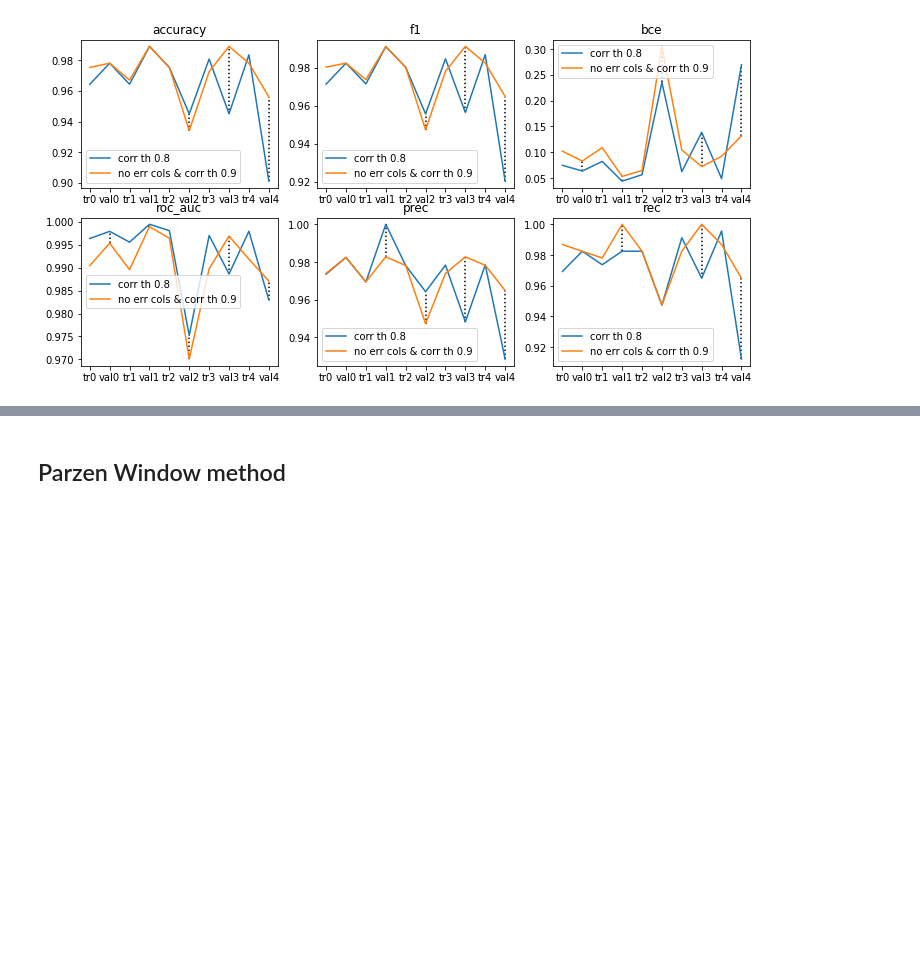
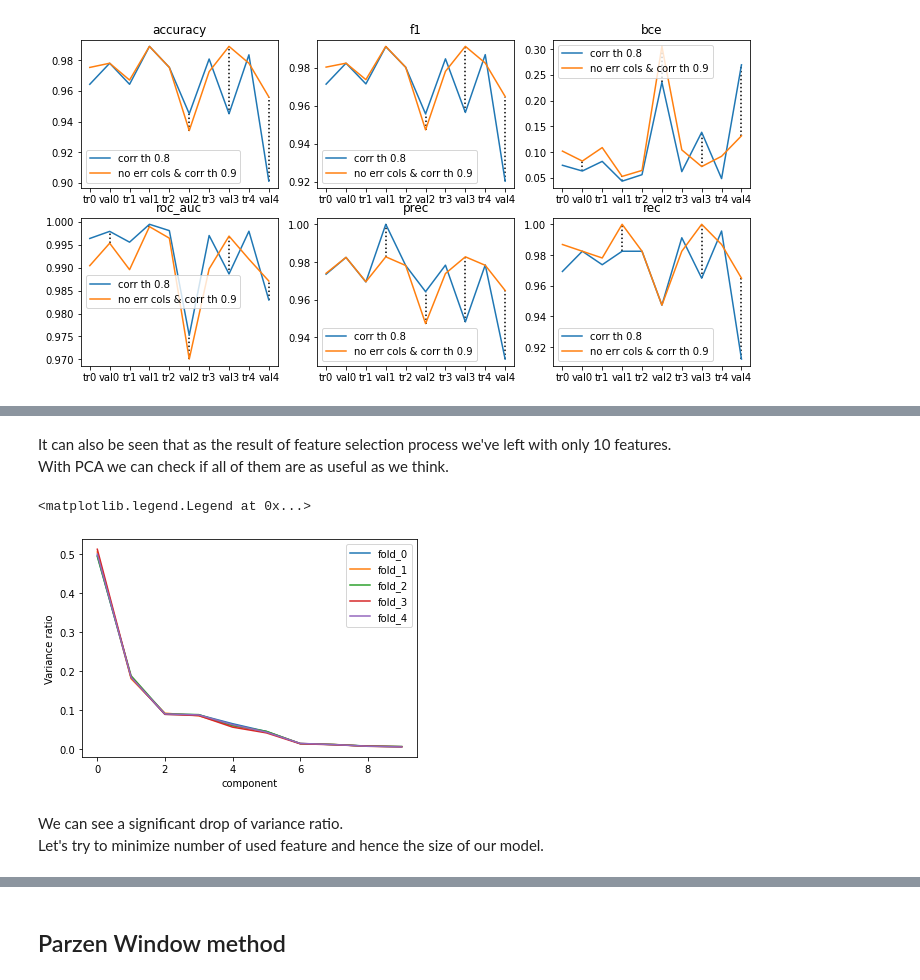
Before and after one commit to arseniybelkov/ml_vorontsov, a Jupyter notebook: task11/task11.ipynb, the cells around one changed output, grey strips where cells are left out. Cells and saved outputs as stored; diff of their text form; code cells hidden in the pictures; blank space fills up the shorter version.

```diff
--- a/task11/task11.ipynb
+++ b/task11/task11.ipynb
@@ -531,0 +529,26 @@ class DistanceKernel:
+# %% [markdown]
+It can also be seen that as the result of feature selection process we've left with only 10 features.
+With PCA we can check if all of them are as useful as we think.
+# %%
+for fold_id in range(5):
+
+    # it does not really matter whether we look at normalized features or their orig values,
+    # because normalization of val set is done using train set statistics
+    x_tr, y_tr = noerror_pipeline.transform_train(fold_id)
+    x_val, y_val = noerror_pipeline.transform_val(fold_id)
+
+    from sklearn.decomposition import PCA
+    pca = PCA()
+
+    pca_tr = pca.fit(x_tr)
+    plt.plot(pca.explained_variance_ratio_, label=f"fold_{fold_id}")
+
+plt.xlabel('component')
+plt.ylabel('Variance ratio')
+plt.legend()
+# %% [output]
+<matplotlib.legend.Legend at 0x...>
+[figure, added]
+# %% [markdown]
+We can see a significant drop of variance ratio.
+Let's try to minimize number of used feature and hence the size of our model.
```
Also changed, not shown: parts of 26 cells of this notebook.
